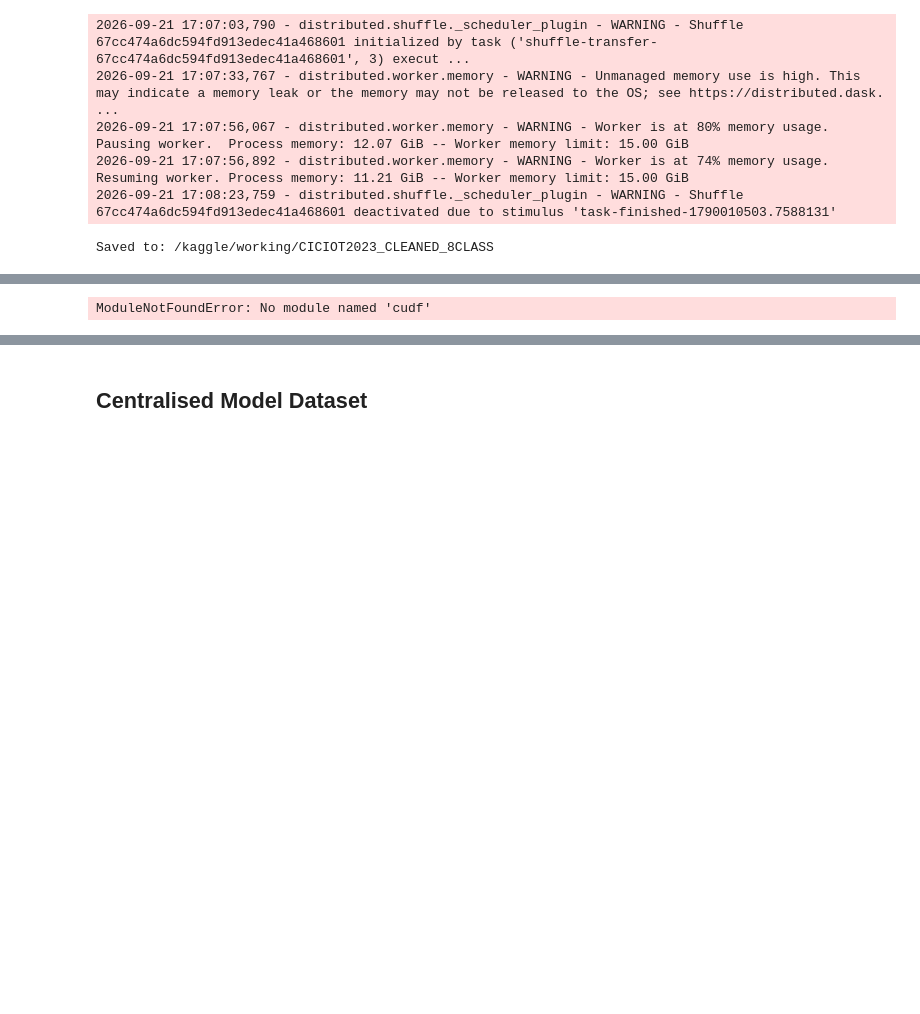
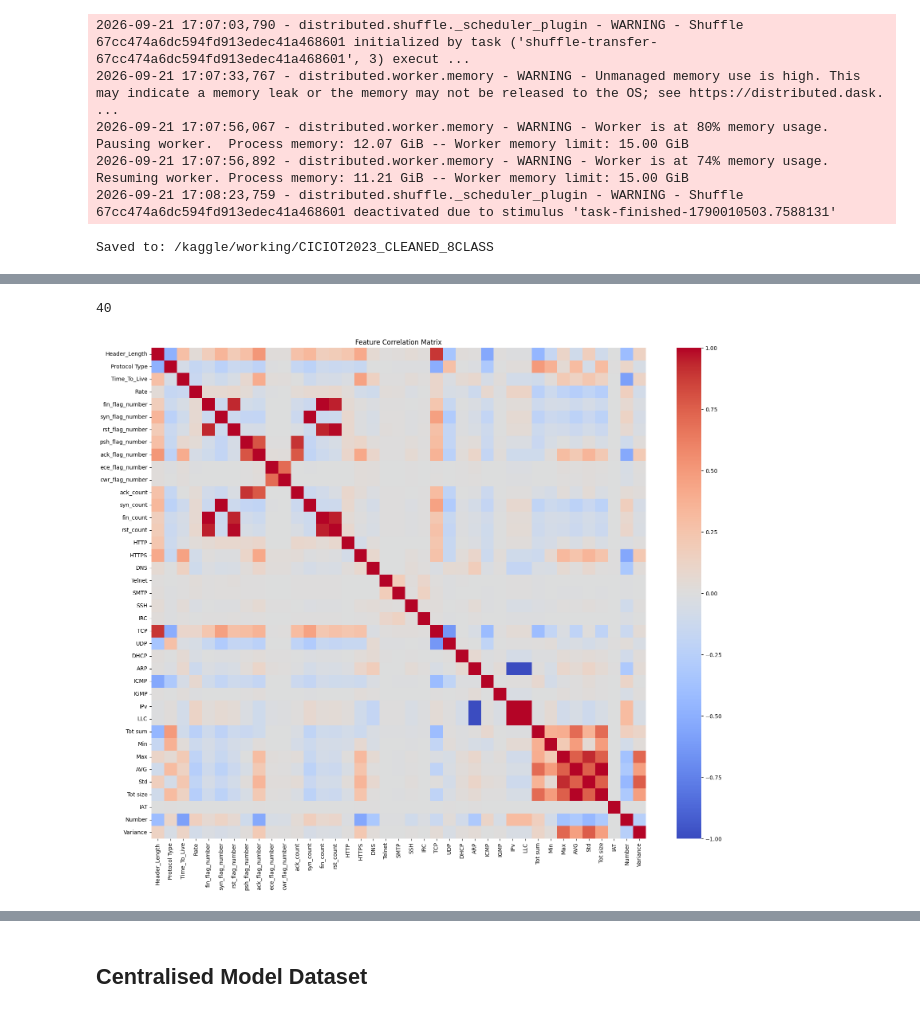
Before and after one commit to G1xbro/FedSentry, a Jupyter notebook: notebooks/preprocessing.ipynb, the cells around one changed output, grey strips where cells are left out. Saved outputs shown, nothing was run; the diff lists cells and outputs as text; code cells hidden in the pictures; blank space fills up the shorter version.

```diff
--- a/notebooks/preprocessing.ipynb
+++ b/notebooks/preprocessing.ipynb
@@ -474,28 +482,39 @@ Total number of Columns in the merged dataset: 41
 # %%
-import cudf
-import cupy as cp
-import seaborn as sns
-import matplotlib.pyplot as plt
-
-# Load Parquet dataset directly into GPU memory
-file_path = r"C:\Users\jeeva\Documents\FedSentry\data\processed\CICIoT2023.parquet"
-df = cudf.read_parquet(file_path)
-
-# Drop non-numeric columns (like Label) for correlation
-numeric_df = df.select_dtypes(include=["number"])
-
-# Compute correlation matrix on GPU
-corr_matrix = numeric_df.corr()
-
-# Convert to CPU (NumPy) for plotting
-corr_matrix_cpu = corr_matrix.to_pandas()
-
-# Plot heatmap
-plt.figure(figsize=(16,12))
-sns.heatmap(corr_matrix_cpu, cmap="coolwarm", annot=False, linewidths=0.5)
-
-plt.title("Feature Correlation Heatmap (GPU)", fontsize=18)
-plt.tight_layout()
-plt.show()
+columns = ('Header_Length', 'Protocol Type', 'Time_To_Live', 'Rate','fin_flag_number', 'syn_flag_number', 'rst_flag_number','psh_flag_number', 'ack_flag_number', 'ece_flag_number','cwr_flag_number', 'ack_count', 'syn_count', 'fin_count','rst_count', 'HTTP', 'HTTPS', 'DNS', 'Telnet', 'SMTP', 'SSH','IRC', 'TCP', 'UDP', 'DHCP', 'ARP', 'ICMP', 'IGMP', 'IPv', 'LLC','Tot sum', 'Min', 'Max', 'AVG', 'Std', 'Tot size', 'IAT','Number', 'Variance', 'Label')
+print(len(columns))
 # %% [output]
-ModuleNotFoundError: No module named 'cudf'
+40
+# %%
+import dask_cudf
+
+ddf = dask_cudf.read_parquet(
+    "/kaggle/working/CICIOT2023_CLEANED_8CLASS"
+)
+
+# 1-2% sample is enough
+sample_df = (
+    ddf.sample(frac=0.01, random_state=42)
+       .compute()
+)
+
+import matplotlib.pyplot as plt
+import seaborn as sns
+
+# Remove label
+X = sample_df.drop(columns=["Label"])
+
+corr = X.corr().to_pandas()
+plt.figure(figsize=(20,16))
+sns.heatmap(
+    corr,
+    cmap="coolwarm",
+    center=0,
+    vmin=-1,
+    vmax=1,
+    annot=False
+)
+
+plt.title("Feature Correlation Matrix")
+plt.show()
+# %% [output]
+[figure, added]
```
Also changed, not shown: parts of 8 cells of this notebook.
